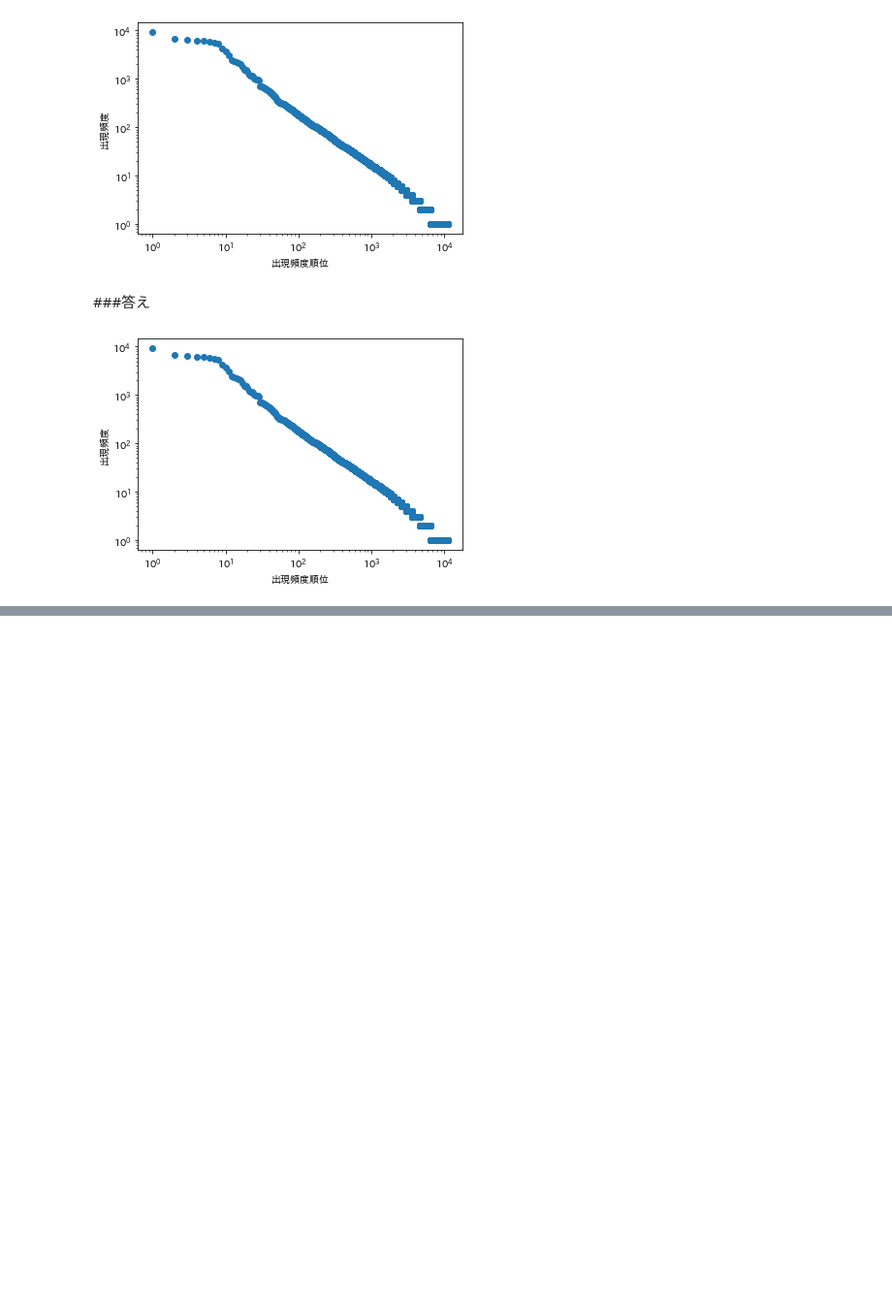
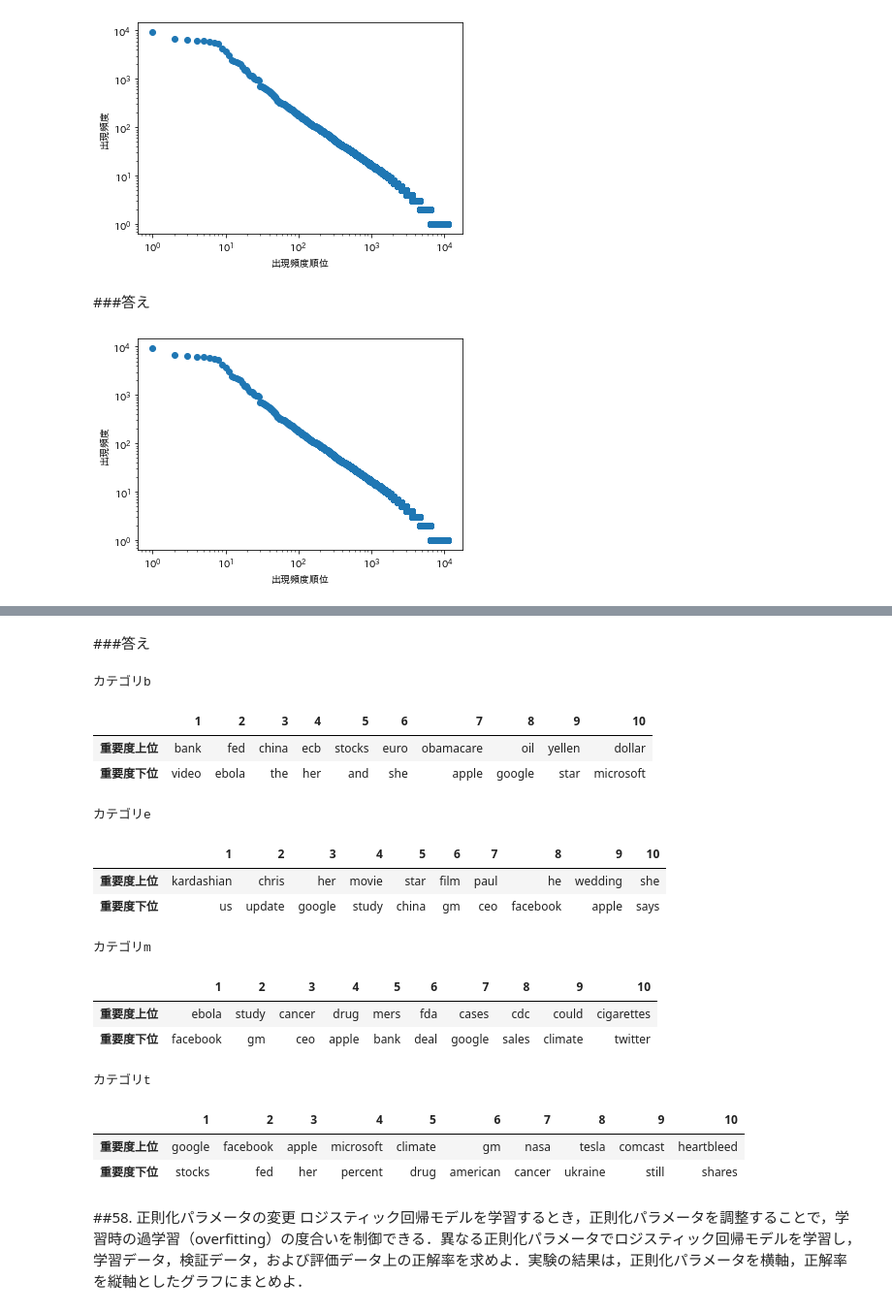
Before and after one commit to shimizu1010/nlp100, a Jupyter notebook: 言語処理100本ノック.ipynb, the cells around one changed output, grey strips where cells are left out. Shown: that part at 97% size. Drawn from its saved outputs; the diff is of its cells as text; code cells hidden in the pictures; blank space fills up the shorter version.

```diff
--- a/言語処理100本ノック.ipynb
+++ b/言語処理100本ノック.ipynb
@@ -1213,0 +1382,28 @@ N = 3
+# %%
+from sklearn.feature_extraction.text import TfidfVectorizer
+
+# データの分割
+train_valid = df[:len(train) + len(valid)] #trainとvalidを足した値よりも前
+test = df[len(train) + len(valid):] #trainとvalidを足した値よりも後
+
+# TfidfVectorizer
+vec_tfidf = TfidfVectorizer(min_df=10, ngram_range=(1, 2))  #min_dfで各単語が使われてる文書数の最小を決定、ngram_rangeでTF-IDFを計算する単語の長さを指定
+
+# ベクトル化
+X_train_valid = vec_tfidf.fit_transform(train_valid['TITLE'])  # fit_transfromの後にtransform
+X_test = vec_tfidf.transform(test['TITLE'])
+
+# ベクトルをデータフレームに変換
+X_train_valid = pd.DataFrame(X_train_valid.toarray(), columns=vec_tfidf.get_feature_names()) #get_feature_names() 単語を確認する
+X_test = pd.DataFrame(X_test.toarray(), columns=vec_tfidf.get_feature_names())
+
+# データの分割
+X_train = X_train_valid[:len(train)]
+X_valid = X_train_valid[len(train):]
+
+# データの保存
+X_train.to_csv('./X_train.txt', sep='\t', index=False)
+X_valid.to_csv('./X_valid.txt', sep='\t', index=False)
+X_test.to_csv('./X_test.txt', sep='\t', index=False)
+
+print(X_train.head())
@@ -1213,0 +1572,31 @@ N = 3
+# %% [markdown]
+###答え
+# %%
+features = X_train.columns.values
+index = [i for i in range(1, 11)]
+for c, coef in zip(lg.classes_, lg.coef_):
+    print(f'カテゴリ{c}')
+    best10 = pd.DataFrame(features[np.argsort(coef)[::-1][:10]], columns=['重要度上位'], index=index).T
+    worst10 = pd.DataFrame(features[np.argsort(coef)[:10]], columns=['重要度下位'], index=index).T
+    display(pd.concat([best10, worst10], axis=0))
+    print('\n')
+# %% [output]
+カテゴリb
+|  | 1 | 2 | 3 | 4 | 5 | 6 | 7 | 8 | 9 | 10 |
+| 重要度上位 | bank | fed | china | ecb | stocks | euro | obamacare | oil | yellen | dollar |
+| 重要度下位 | video | ebola | the | her | and | she | apple | google | star | microsoft |
+カテゴリe
+|  | 1 | 2 | 3 | 4 | 5 | 6 | 7 | 8 | 9 | 10 |
+| 重要度上位 | kardashian | chris | her | movie | star | film | paul | he | wedding | she |
+| 重要度下位 | us | update | google | study | china | gm | ceo | facebook | apple | says |
+カテゴリm
+|  | 1 | 2 | 3 | 4 | 5 | 6 | 7 | 8 | 9 | 10 |
+| 重要度上位 | ebola | study | cancer | drug | mers | fda | cases | cdc | could | cigarettes |
+| 重要度下位 | facebook | gm | ceo | apple | bank | deal | google | sales | climate | twitter |
+カテゴリt
+|  | 1 | 2 | 3 | 4 | 5 | 6 | 7 | 8 | 9 | 10 |
+| 重要度上位 | google | facebook | apple | microsoft | climate | gm | nasa | tesla | comcast | heartbleed |
+| 重要度下位 | stocks | fed | her | percent | drug | american | cancer | ukraine | still | shares |
+# %% [markdown]
+##58. 正則化パラメータの変更
+ロジスティック回帰モデルを学習するとき，正則化パラメータを調整することで，学習時の過学習（overfitting）の度合いを制御できる．異なる正則化パラメータでロジスティック回帰モデルを学習し，学習データ，検証データ，および評価データ上の正解率を求めよ．実験の結果は，正則化パラメータを横軸，正解率を縦軸としたグラフにまとめよ．
```
Also changed, not shown: parts of 85 cells of this notebook.
